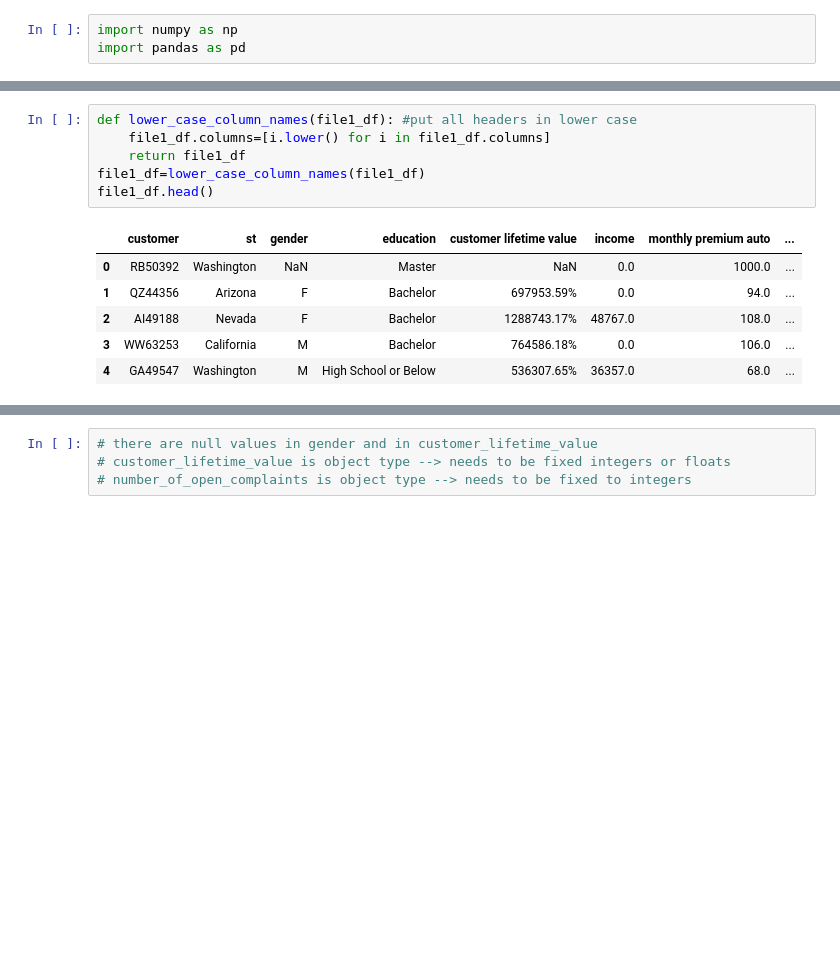
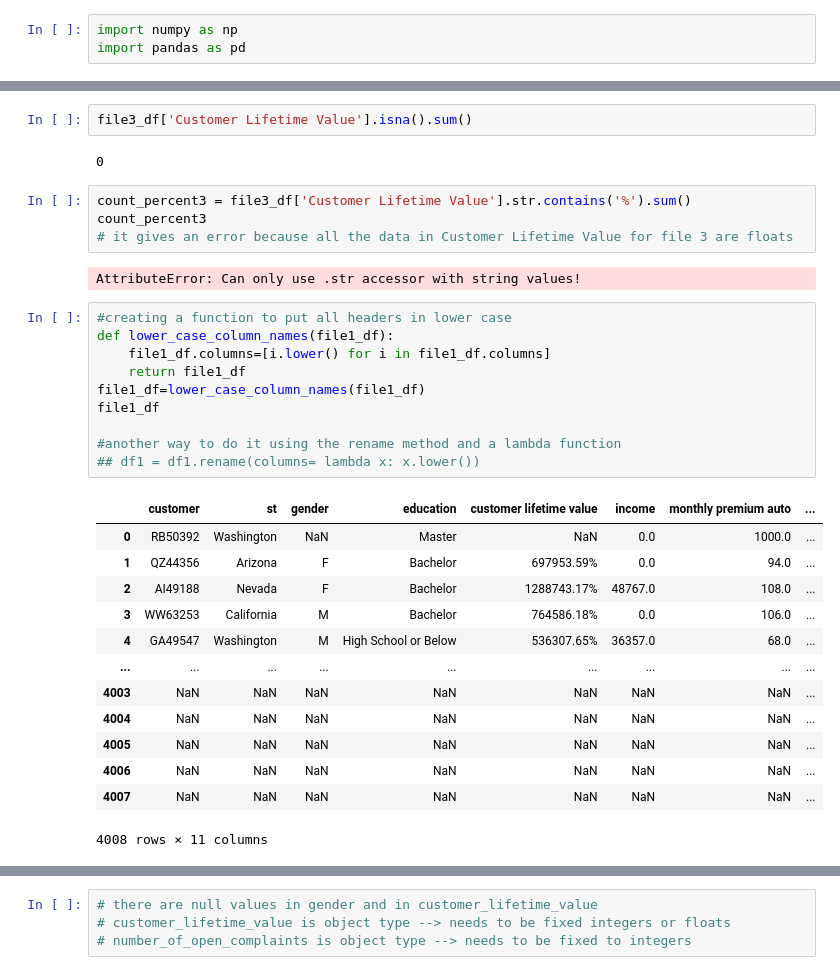
Before and after one commit to dablancog/Angelica_Ironhack_Labs, a Jupyter notebook: Week_2/Week_2_Activity_1_Lab.ipynb, the cells around one changed output, grey strips where cells are left out. Drawn from its saved outputs; the diff is of its cells as text; blank space fills up the shorter version.

```diff
--- a/Week_2/Week_2_Activity_1_Lab.ipynb
+++ b/Week_2/Week_2_Activity_1_Lab.ipynb
@@ -106,17 +149,38 @@ Data columns (total 11 columns):
 dtypes: float64(2), int64(3), object(6)
 memory usage: 607.7+ KB
+# %%
+file3_df['Customer Lifetime Value'].isna().sum()
+# %% [output]
+0
+# %%
+count_percent3 = file3_df['Customer Lifetime Value'].str.contains('%').sum()
+count_percent3
+# it gives an error because all the data in Customer Lifetime Value for file 3 are floats
+# %% [output]
+AttributeError: Can only use .str accessor with string values!
 # %%
-def lower_case_column_names(file1_df): #put all headers in lower case
+#creating a function to put all headers in lower case
+def lower_case_column_names(file1_df):
     file1_df.columns=[i.lower() for i in file1_df.columns]
     return file1_df
 file1_df=lower_case_column_names(file1_df)
-file1_df.head()
+file1_df
+
+#another way to do it using the rename method and a lambda function
+## df1 = df1.rename(columns= lambda x: x.lower())
 # %% [output]
 |  | customer | st | gender | education | customer lifetime value | income | monthly premium auto | ... |
 | 0 | RB50392 | Washington | NaN | Master | NaN | 0.0 | 1000.0 | ... |
 | 1 | QZ44356 | Arizona | F | Bachelor | 697953.59% | 0.0 | 94.0 | ... |
 | 2 | AI49188 | Nevada | F | Bachelor | 1288743.17% | 48767.0 | 108.0 | ... |
 | 3 | WW63253 | California | M | Bachelor | 764586.18% | 0.0 | 106.0 | ... |
 | 4 | GA49547 | Washington | M | High School or Below | 536307.65% | 36357.0 | 68.0 | ... |
+| ... | ... | ... | ... | ... | ... | ... | ... | ... |
+| 4003 | NaN | NaN | NaN | NaN | NaN | NaN | NaN | ... |
+| 4004 | NaN | NaN | NaN | NaN | NaN | NaN | NaN | ... |
+| 4005 | NaN | NaN | NaN | NaN | NaN | NaN | NaN | ... |
+| 4006 | NaN | NaN | NaN | NaN | NaN | NaN | NaN | ... |
+| 4007 | NaN | NaN | NaN | NaN | NaN | NaN | NaN | ... |
+4008 rows × 11 columns
 # %%
 file2_df=lower_case_column_names(file2_df)
```
Also changed, not shown: parts of 38 cells of this notebook, 1 other file.
